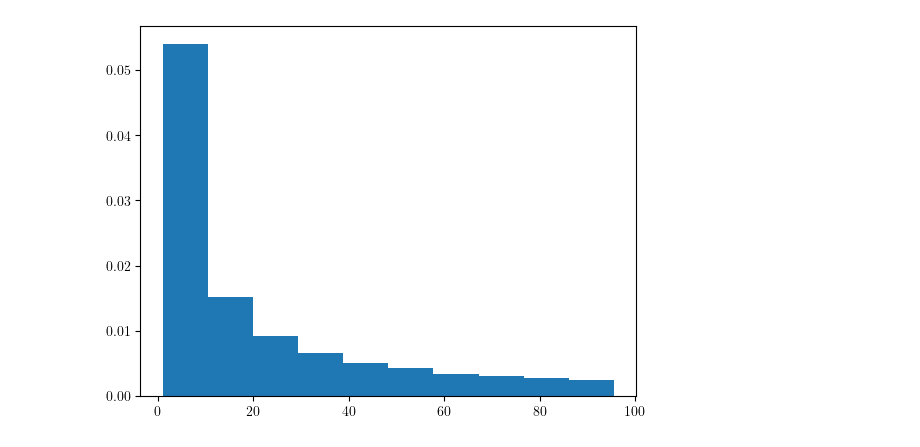
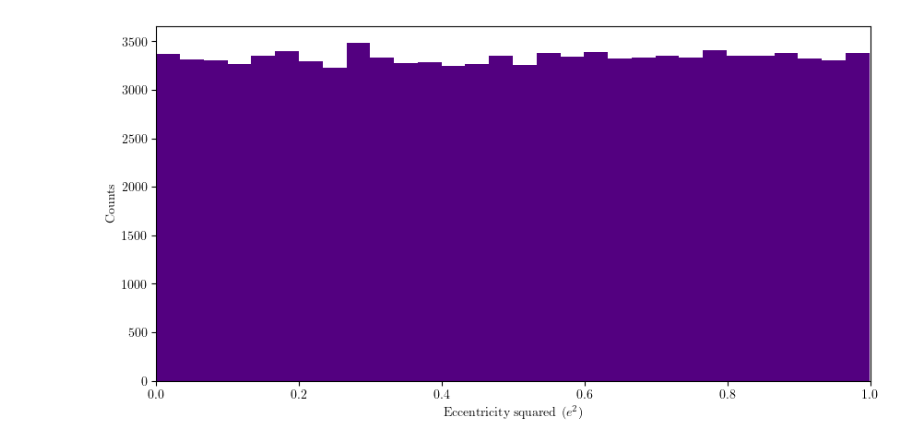
Before and after one commit to aaguayoo/binary-statistics, a Jupyter notebook: python/notebooks/distributions.ipynb, the cells around one changed output. Saved outputs shown, nothing was run; the diff lists cells and outputs as text; code cells hidden in the pictures.

```diff
--- a/python/notebooks/distributions.ipynb
+++ b/python/notebooks/distributions.ipynb
@@ -108,4 +131,15 @@ _=plt.hist(thermal.random_sample(0,1,1000), density=True)
-# %%
-_=plt.hist(power.random_sample(1,100,100000), density=True)
-# %% [output]
-[figure, removed]
+# %%
+e2 = eccentricity**2
+plot_histogram(
+    e2,
+    bins=30,
+    density=False,
+    color="#530080",
+    x_params={
+        "label": "Eccentricity squared ($e^2$)",
+        "limits": (0,1),
+    },
+    file="distributions_files/eccentricity_squared.png"
+)
+# %% [output]
+[figure, added]
```
Also changed, not shown: parts of 29 cells of this notebook, 5 other files.
